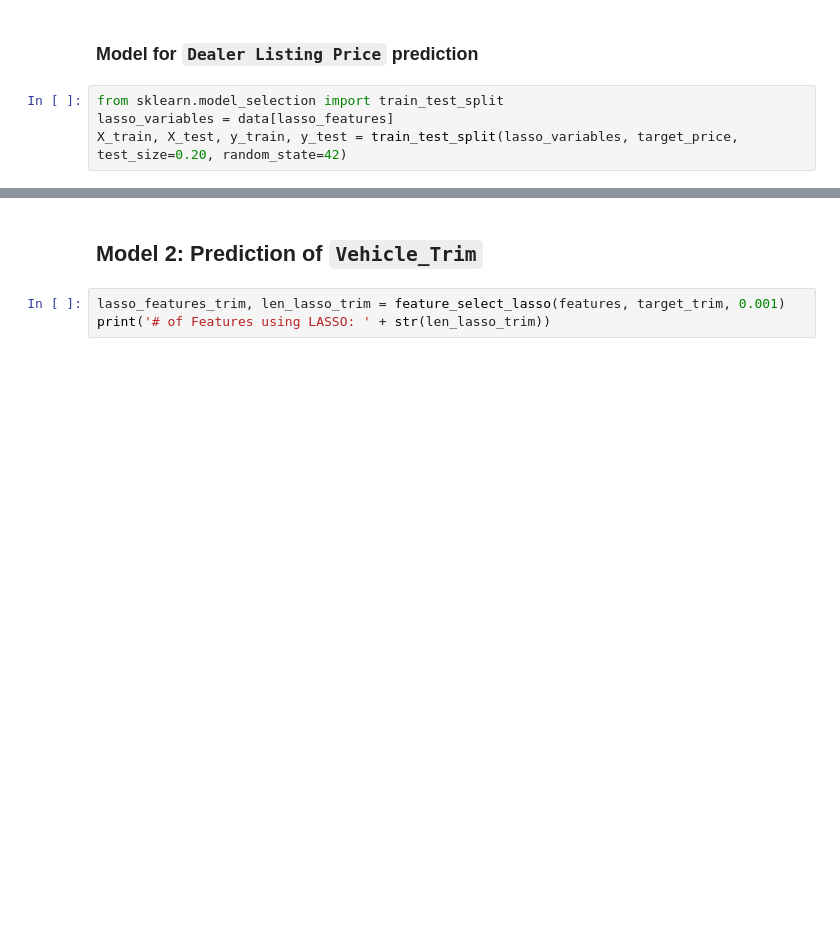
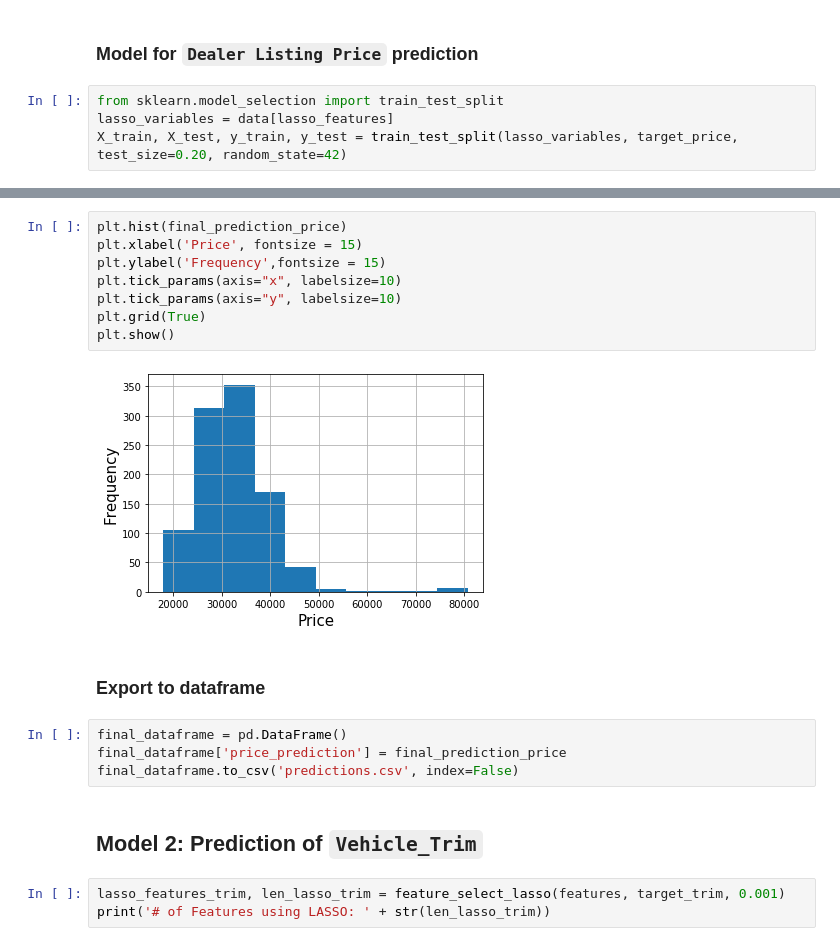
Before and after one commit to rodolfolermacontreras/Boeing_Assignment_1, a Jupyter notebook: Boeing_Assignment.ipynb, the cells around one changed output, grey strips where cells are left out. Saved outputs shown, nothing was run; the diff lists cells and outputs as text; blank space fills up the shorter version.

```diff
--- a/Boeing_Assignment.ipynb
+++ b/Boeing_Assignment.ipynb
@@ -599,3 +565,19 @@ test_y_predicted_test_lasso = lasso.predict(lasso_variables_test)
+# %%
+plt.hist(final_prediction_price)
+plt.xlabel('Price', fontsize = 15)
+plt.ylabel('Frequency',fontsize = 15)
+plt.tick_params(axis="x", labelsize=10)
+plt.tick_params(axis="y", labelsize=10)
+plt.grid(True)
+plt.show()
+# %% [output]
+[figure, added]
+# %% [markdown]
+###  Export to dataframe
+# %%
+final_dataframe = pd.DataFrame()
+final_dataframe['price_prediction'] = final_prediction_price
+final_dataframe.to_csv('predictions.csv', index=False)
 # %% [markdown]
 ## Model 2: Prediction of `Vehicle_Trim`
 # %%
```
Also changed, not shown: parts of 70 cells of this notebook.
